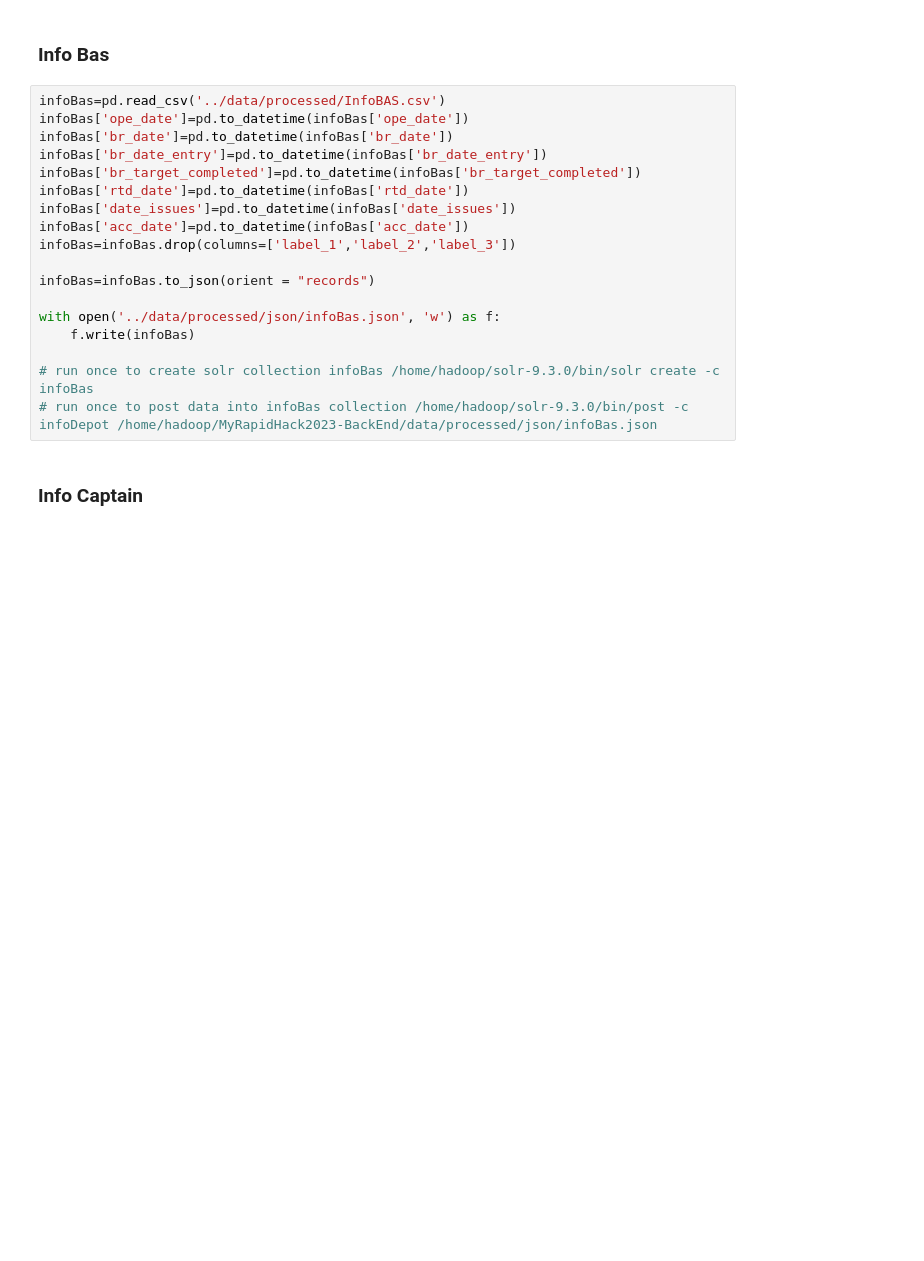
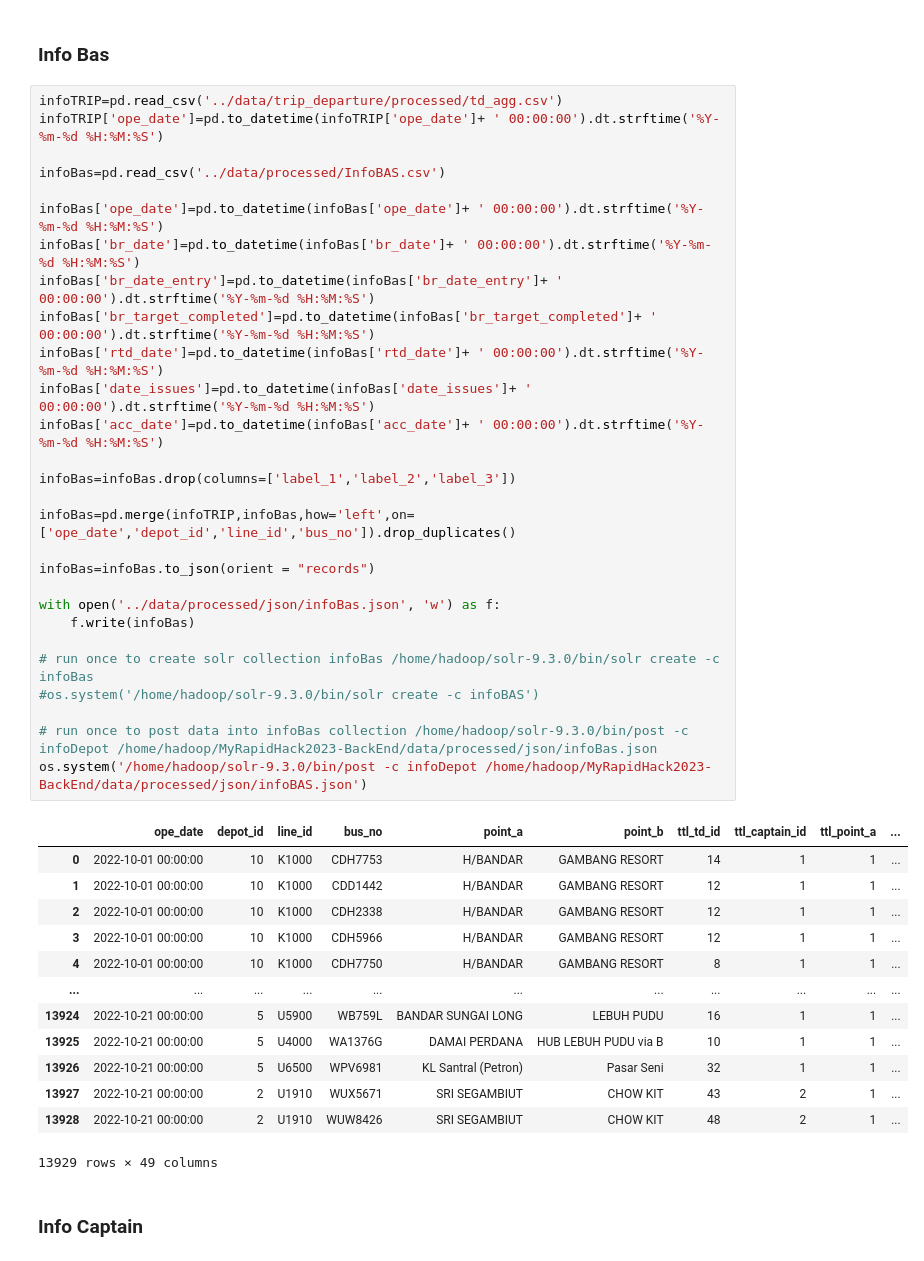
Before and after one commit to izardy/myrapid-backend, a Jupyter notebook: etl/data_transformation.ipynb, the cells around one changed output. Drawn from its saved outputs; the diff is of its cells as text; blank space fills up the shorter version.

```diff
--- a/etl/data_transformation.ipynb
+++ b/etl/data_transformation.ipynb
@@ -57,23 +75,47 @@ infoDepot
 # %% [markdown]
 ### Info Bas
 # %%
+infoTRIP=pd.read_csv('../data/trip_departure/processed/td_agg.csv')
+infoTRIP['ope_date']=pd.to_datetime(infoTRIP['ope_date']+ ' 00:00:00').dt.strftime('%Y-%m-%d %H:%M:%S')
+
 infoBas=pd.read_csv('../data/processed/InfoBAS.csv')
-infoBas['ope_date']=pd.to_datetime(infoBas['ope_date'])
-infoBas['br_date']=pd.to_datetime(infoBas['br_date'])
-infoBas['br_date_entry']=pd.to_datetime(infoBas['br_date_entry'])
-infoBas['br_target_completed']=pd.to_datetime(infoBas['br_target_completed'])
-infoBas['rtd_date']=pd.to_datetime(infoBas['rtd_date'])
-infoBas['date_issues']=pd.to_datetime(infoBas['date_issues'])
-infoBas['acc_date']=pd.to_datetime(infoBas['acc_date'])
+
+infoBas['ope_date']=pd.to_datetime(infoBas['ope_date']+ ' 00:00:00').dt.strftime('%Y-%m-%d %H:%M:%S')
+infoBas['br_date']=pd.to_datetime(infoBas['br_date']+ ' 00:00:00').dt.strftime('%Y-%m-%d %H:%M:%S')
+infoBas['br_date_entry']=pd.to_datetime(infoBas['br_date_entry']+ ' 00:00:00').dt.strftime('%Y-%m-%d %H:%M:%S')
+infoBas['br_target_completed']=pd.to_datetime(infoBas['br_target_completed']+ ' 00:00:00').dt.strftime('%Y-%m-%d %H:%M:%S')
+infoBas['rtd_date']=pd.to_datetime(infoBas['rtd_date']+ ' 00:00:00').dt.strftime('%Y-%m-%d %H:%M:%S')
+infoBas['date_issues']=pd.to_datetime(infoBas['date_issues']+ ' 00:00:00').dt.strftime('%Y-%m-%d %H:%M:%S')
+infoBas['acc_date']=pd.to_datetime(infoBas['acc_date']+ ' 00:00:00').dt.strftime('%Y-%m-%d %H:%M:%S')
+
 infoBas=infoBas.drop(columns=['label_1','label_2','label_3'])
+
+infoBas=pd.merge(infoTRIP,infoBas,how='left',on=['ope_date','depot_id','line_id','bus_no']).drop_duplicates()
 
 infoBas=infoBas.to_json(orient = "records")
 
 with open('../data/processed/json/infoBas.json', 'w') as f:
     f.write(infoBas)
 
 # run once to create solr collection infoBas /home/hadoop/solr-9.3.0/bin/solr create -c infoBas
+#os.system('/home/hadoop/solr-9.3.0/bin/solr create -c infoBAS')
+
 # run once to post data into infoBas collection /home/hadoop/solr-9.3.0/bin/post -c infoDepot /home/hadoop/MyRapidHack2023-BackEnd/data/processed/json/infoBas.json
+os.system('/home/hadoop/solr-9.3.0/bin/post -c infoDepot /home/hadoop/MyRapidHack2023-BackEnd/data/processed/json/infoBAS.json')
+# %% [output]
+|  | ope_date | depot_id | line_id | bus_no | point_a | point_b | ttl_td_id | ttl_captain_id | ttl_point_a | ... |
+| 0 | 2022-10-01 00:00:00 | 10 | K1000 | CDH7753 | H/BANDAR | GAMBANG RESORT | 14 | 1 | 1 | ... |
+| 1 | 2022-10-01 00:00:00 | 10 | K1000 | CDD1442 | H/BANDAR | GAMBANG RESORT | 12 | 1 | 1 | ... |
+| 2 | 2022-10-01 00:00:00 | 10 | K1000 | CDH2338 | H/BANDAR | GAMBANG RESORT | 12 | 1 | 1 | ... |
+| 3 | 2022-10-01 00:00:00 | 10 | K1000 | CDH5966 | H/BANDAR | GAMBANG RESORT | 12 | 1 | 1 | ... |
+| 4 | 2022-10-01 00:00:00 | 10 | K1000 | CDH7750 | H/BANDAR | GAMBANG RESORT | 8 | 1 | 1 | ... |
+| ... | ... | ... | ... | ... | ... | ... | ... | ... | ... | ... |
+| 13924 | 2022-10-21 00:00:00 | 5 | U5900 | WB759L | BANDAR SUNGAI LONG | LEBUH PUDU | 16 | 1 | 1 | ... |
+| 13925 | 2022-10-21 00:00:00 | 5 | U4000 | WA1376G | DAMAI PERDANA | HUB LEBUH PUDU via B | 10 | 1 | 1 | ... |
+| 13926 | 2022-10-21 00:00:00 | 5 | U6500 | WPV6981 | KL Santral (Petron) | Pasar Seni | 32 | 1 | 1 | ... |
+| 13927 | 2022-10-21 00:00:00 | 2 | U1910 | WUX5671 | SRI SEGAMBIUT | CHOW KIT | 43 | 2 | 1 | ... |
+| 13928 | 2022-10-21 00:00:00 | 2 | U1910 | WUW8426 | SRI SEGAMBIUT | CHOW KIT | 48 | 2 | 1 | ... |
+13929 rows × 49 columns
 # %% [markdown]
 ### Info Captain
 # %%
```
Also changed, not shown: parts of 1 cell of this notebook, 3 other files.
